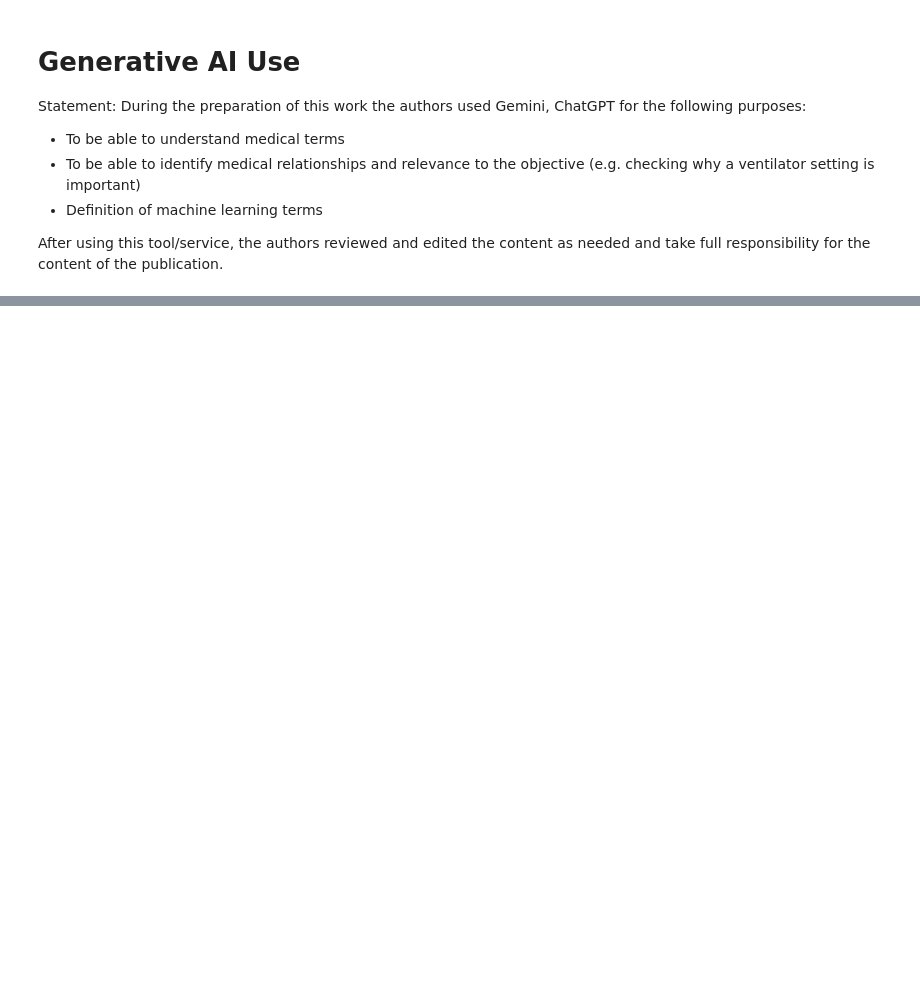
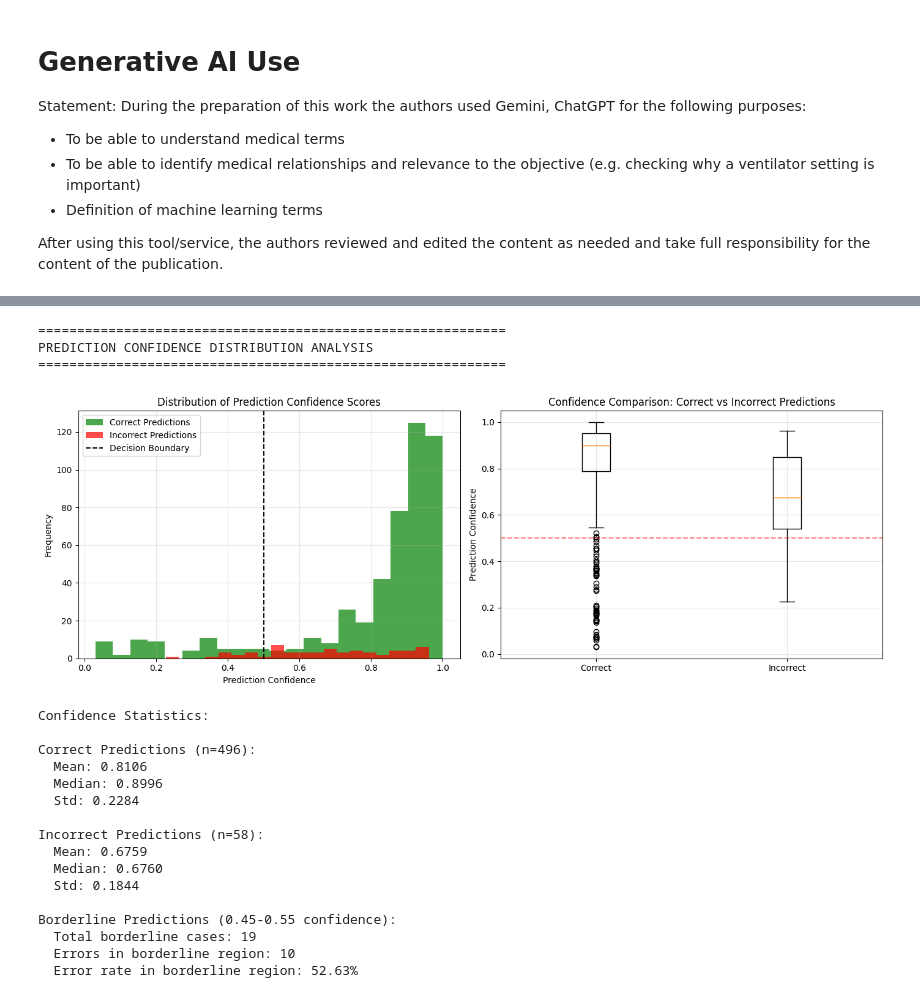
Before and after one commit to lonebono/STINTSY-MCO, a Jupyter notebook: STINTSY-MCO-Group 9.ipynb, the cells around one changed output, grey strips where cells are left out. Cells and saved outputs as stored; diff of their text form; code cells hidden in the pictures; blank space fills up the shorter version.

```diff
--- a/STINTSY-MCO-Group 9.ipynb
+++ b/STINTSY-MCO-Group 9.ipynb
@@ -874,0 +1786,75 @@ After using this tool/service, the authors reviewed and edited the content as ne
+# %%
+print("\n" + "="*60)
+print("PREDICTION CONFIDENCE DISTRIBUTION ANALYSIS")
+print("="*60 + "\n")
+
+# Analyze confidence distribution by outcome
+correct_mask = (best_preds == y_test.values)
+incorrect_mask = ~correct_mask
+
+fig, axes = plt.subplots(1, 2, figsize=(14, 5))
+
+# Histogram of confidence scores
+axes[0].hist(best_proba[correct_mask], bins=20, alpha=0.7, label='Correct Predictions', color='green')
+axes[0].hist(best_proba[incorrect_mask], bins=20, alpha=0.7, label='Incorrect Predictions', color='red')
+axes[0].axvline(0.5, color='black', linestyle='--', label='Decision Boundary')
+axes[0].set_xlabel('Prediction Confidence')
+axes[0].set_ylabel('Frequency')
+axes[0].set_title('Distribution of Prediction Confidence Scores')
+axes[0].legend()
+axes[0].grid(alpha=0.3)
+
+# Box plot comparison
+data_for_box = [
+    best_proba[correct_mask],
+    best_proba[incorrect_mask]
+]
+axes[1].boxplot(data_for_box, labels=['Correct', 'Incorrect'])
+axes[1].axhline(0.5, color='red', linestyle='--', alpha=0.5)
+axes[1].set_ylabel('Prediction Confidence')
+axes[1].set_title('Confidence Comparison: Correct vs Incorrect Predictions')
+axes[1].grid(alpha=0.3)
+
+plt.tight_layout()
+plt.show()
+
+# Quantitative analysis
+print(f"Confidence Statistics:")
+print(f"\nCorrect Predictions (n={correct_mask.sum()}):")
+print(f"  Mean: {best_proba[correct_mask].mean():.4f}")
+print(f"  Median: {np.median(best_proba[correct_mask]):.4f}")
+print(f"  Std: {best_proba[correct_mask].std():.4f}")
+
+print(f"\nIncorrect Predictions (n={incorrect_mask.sum()}):")
+print(f"  Mean: {best_proba[incorrect_mask].mean():.4f}")
+print(f"  Median: {np.median(best_proba[incorrect_mask]):.4f}")
+print(f"  Std: {best_proba[incorrect_mask].std():.4f}")
+
+# Analyze borderline predictions (0.45-0.55 confidence)
+borderline_mask = (best_proba >= 0.45) & (best_proba <= 0.55)
+borderline_errors = borderline_mask & incorrect_mask
+print(f"\nBorderline Predictions (0.45-0.55 confidence):")
+print(f"  Total borderline cases: {borderline_mask.sum()}")
+print(f"  Errors in borderline region: {borderline_errors.sum()}")
+print(f"  Error rate in borderline region: {borderline_errors.sum() / borderline_mask.sum() if borderline_mask.sum() > 0 else 0:.2%}")
+# %% [output]
+============================================================
+PREDICTION CONFIDENCE DISTRIBUTION ANALYSIS
+============================================================
+[figure, added]
+Confidence Statistics:
+
+Correct Predictions (n=496):
+  Mean: 0.8106
+  Median: 0.8996
+  Std: 0.2284
+
+Incorrect Predictions (n=58):
+  Mean: 0.6759
+  Median: 0.6760
+  Std: 0.1844
+
+Borderline Predictions (0.45-0.55 confidence):
+  Total borderline cases: 19
+  Errors in borderline region: 10
+  Error rate in borderline region: 52.63%
```
Also changed, not shown: parts of 43 cells of this notebook, 2 other files.
